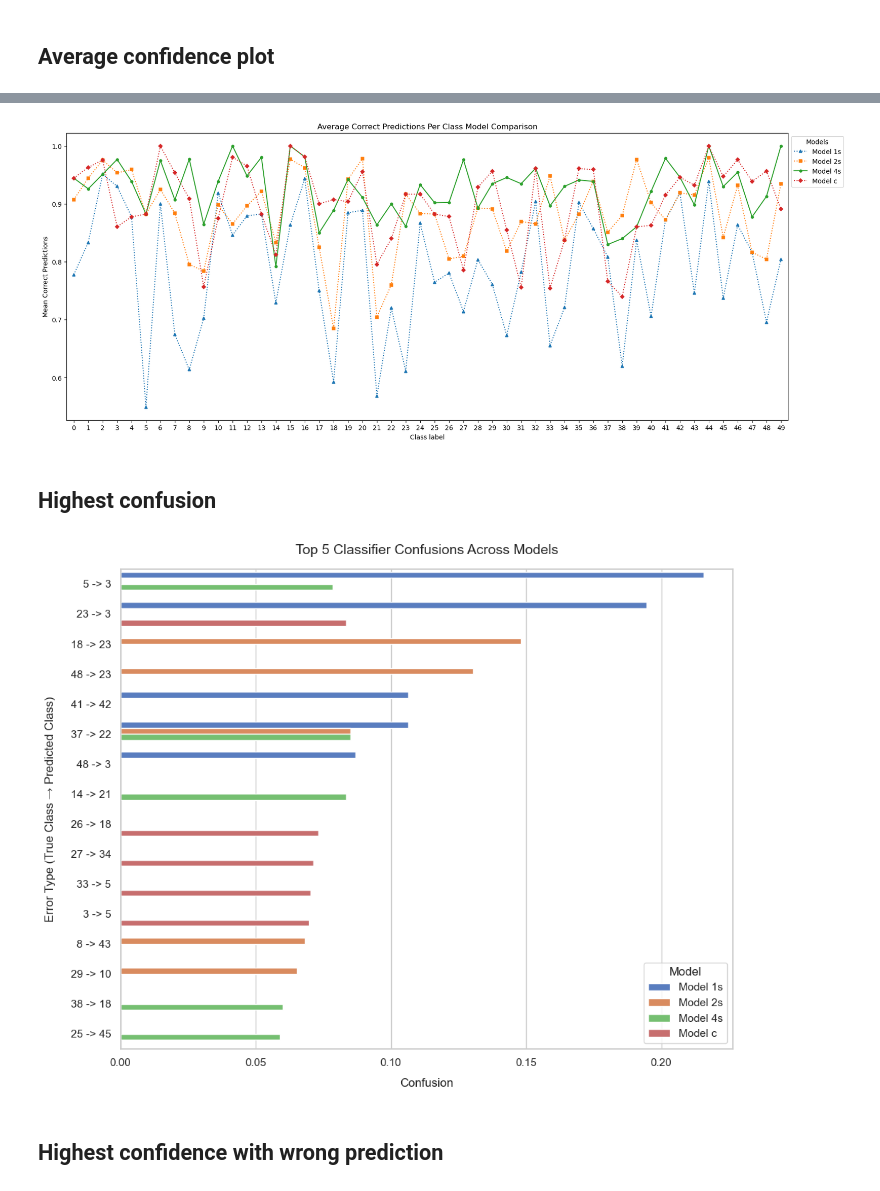
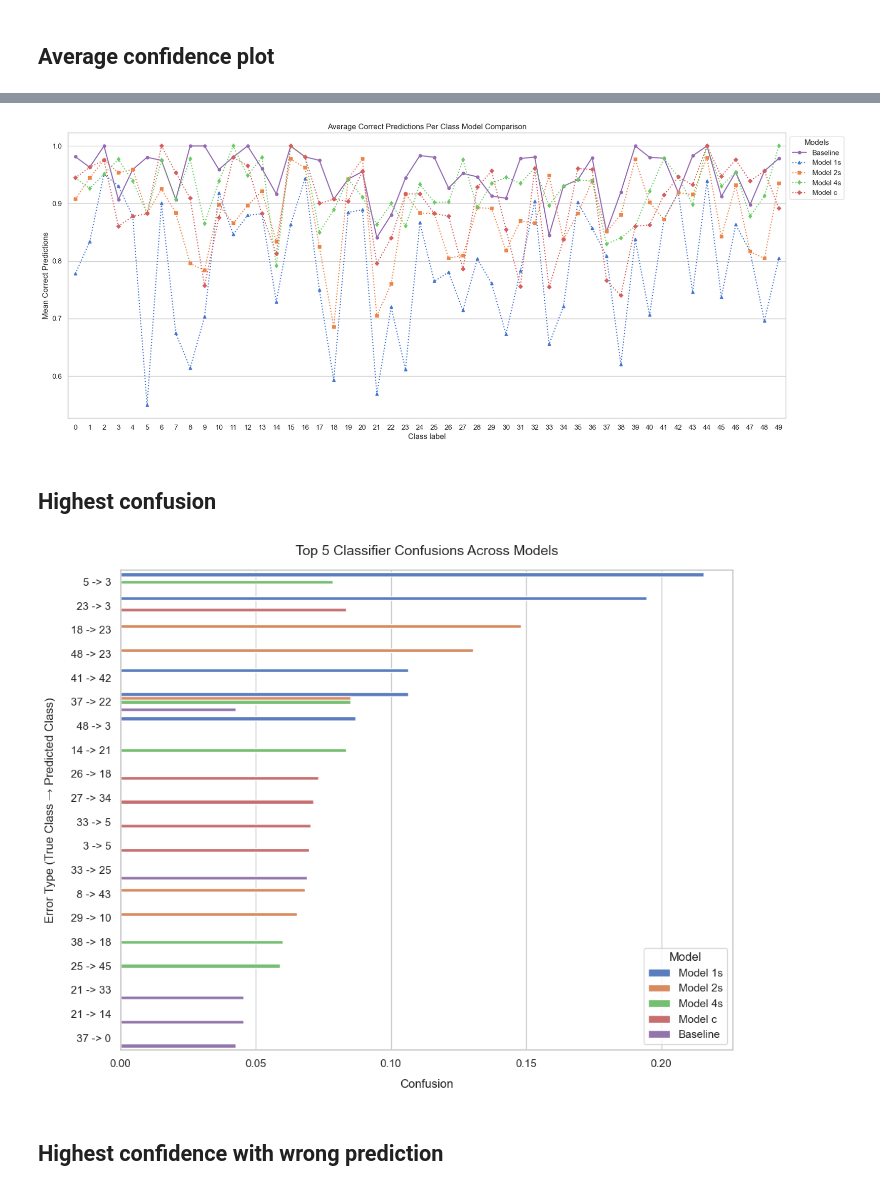
Before and after one commit to Yi-Shan-lin/Speaker-Recognition-using-ResNet-Embeddings, a Jupyter notebook: evaluations/eval_comparison.ipynb, the cells around one changed output, grey strips where cells are left out. Cells and saved outputs as stored; diff of their text form; code cells hidden in the pictures.

```diff
--- a/evaluations/eval_comparison.ipynb
+++ b/evaluations/eval_comparison.ipynb
@@ -137,3 +123,14 @@ df_long
+# %%
+# make sure colors stay consistent
+muted_palette = sns.color_palette("muted", 5)
+
+model_colors = {
+    "Model 1s": muted_palette[0],
+    "Model 2s": muted_palette[1],
+    "Model 4s": muted_palette[2],
+    "Model c": muted_palette[3],
+    "Baseline": muted_palette[4]
+}
 # %%
 plt.figure(figsize=(20,8))
 sns.pointplot(
@@ -141,9 +138,10 @@ sns.pointplot(
     x="True",
     y="Average_Correctness",
     hue = "Model",
-    markers=["^", "s", "o", "D"], # Different shapes per model
-    linestyles=[":", ":", "-", ":"],
-    lw = 1.5
+    palette=model_colors,
+    markers=["o", "^", "s", "d", "D"], # Different shapes per model
+    linestyles=["-", ":", ":", ":", ":"],
+    lw = 1.7
 )
 
 plt.ylabel("Mean Correct Predictions")
@@ -153,7 +151,7 @@ plt.legend(title="Models", bbox_to_anchor=(1, 1), loc = 'upper left')
 # plt.tight_layout()
 plt.show()
 # %% [output]
-[figure, old version]
+[figure, new version]
 # %% [markdown]
 ## Highest confusion
 # %%
@@ -161,9 +159,11 @@ df_conf_1s = show_highest_confusion(cm_1s, 5)
 df_conf_2s = show_highest_confusion(cm_2s, 5)
 df_conf_4s = show_highest_confusion(cm_4s, 5)
 df_conf_c = show_highest_confusion(cm_c, 5)
+df_conf_base = show_highest_confusion(cm_b, 5)
 # %%
 df_conf_1s["Model"] = "Model 1s"
 df_conf_2s["Model"] = "Model 2s"
 df_conf_4s["Model"] = "Model 4s"
 df_conf_c["Model"] = "Model c"
+df_conf_base["Model"] = "Baseline"
 # %%
@@ -171,27 +171,27 @@ for df in [df_conf_1s, df_conf_2s, df_conf_4s, df_conf_c]:
     df["Error pair"] = df["True class"].astype(str) + " -> " + df["Predicted class"].astype(str)
 # %%
-df_all_errors = pd.concat([df_conf_1s, df_conf_2s, df_conf_4s, df_conf_c], axis=0)
+df_all_errors = pd.concat([df_conf_1s, df_conf_2s, df_conf_4s, df_conf_c, df_conf_base], axis=0)
 df_all_errors = df_all_errors.sort_values(by = "Confusion", ascending= False)
 # %%
 sns.set_theme(style="whitegrid")
 plt.figure(figsize=(10, 8))
 
 # Plotting horizontal bars grouped by Model
 sns.barplot(
     data=df_all_errors,
     y="Error pair",
     x="Confusion",
     hue="Model",
-    palette="muted"
+    palette=model_colors
 )
 
 plt.title("Top 5 Classifier Confusions Across Models", fontsize=14, pad=15)
 plt.xlabel("Confusion", labelpad=10)
 plt.ylabel("Error Type (True Class → Predicted Class)", labelpad=15)
 plt.tight_layout()
 plt.show()
 # %% [output]
-[figure, old version]
+[figure, new version]
 # %% [markdown]
 ## Highest confidence with wrong prediction
 # %%
```
Also changed, not shown: parts of 11 cells of this notebook.
